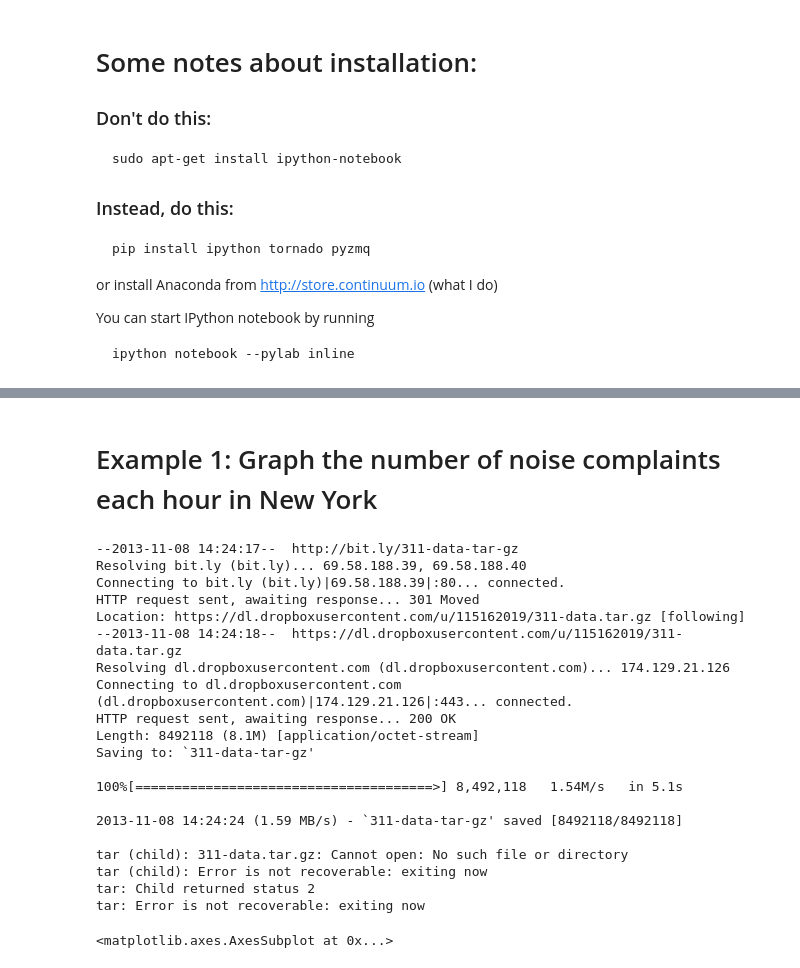
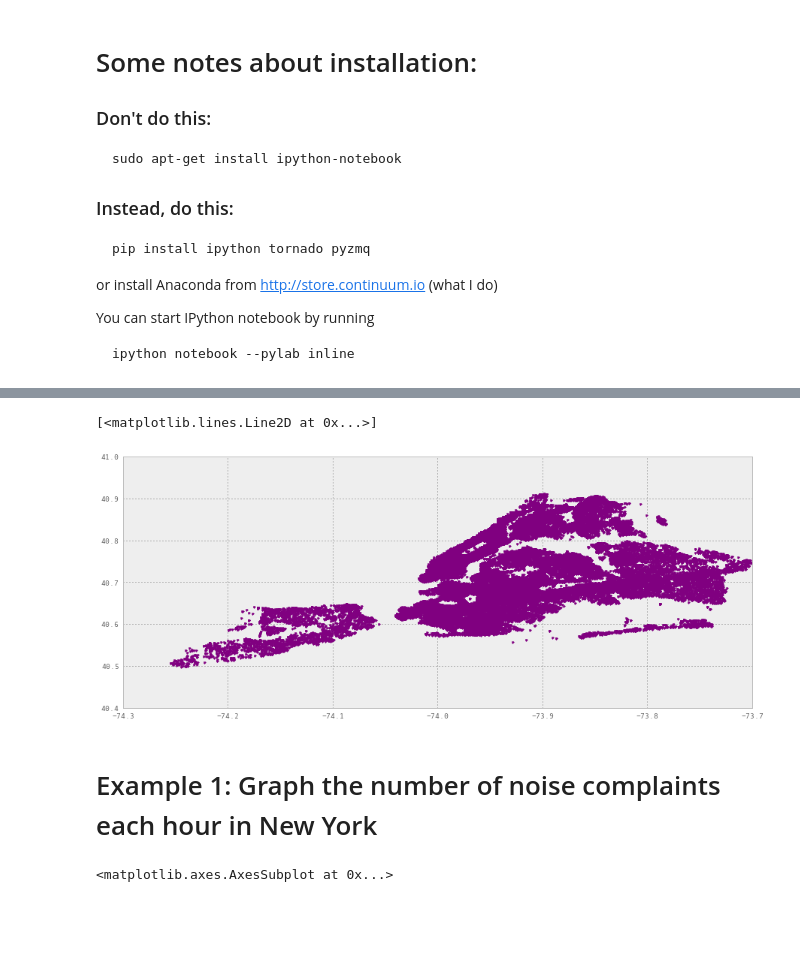
Before and after one commit to jvns/talks, a Jupyter notebook: pydatanyc2013/PyData NYC 2013 tutorial.ipynb, the cells around one changed output, grey strips where cells are left out. Cells and saved outputs as stored; diff of their text form; code cells hidden in the pictures; blank space fills up the shorter version.

```diff
--- a/pydatanyc2013/PyData NYC 2013 tutorial.ipynb
+++ b/pydatanyc2013/PyData NYC 2013 tutorial.ipynb
@@ -65,32 +94,10 @@ ipython notebook --pylab inline
+# %%
+plot(orig_data['Longitude'], orig_data['Latitude'], '.', color="purple")
+# %% [output]
+[<matplotlib.lines.Line2D at 0x...>]
+[figure, added]
 # %% [markdown]
 # Example 1: Graph the number of noise complaints each hour in New York
-# %%
-# Download and read the data
-!wget "http://bit.ly/311-data-tar-gz"
-!tar -xzf "311-data.tar.gz" # wget does different things
-!tar -xzf "311-data-tar-gz" # wget does different things
-orig_data = pd.read_csv('./311-service-requests.csv', nrows=100000, parse_dates=['Created Date'])
-# %% [output]
---2013-11-08 14:24:17--  http://bit.ly/311-data-tar-gz
-Resolving bit.ly (bit.ly)... 69.58.188.39, 69.58.188.40
-Connecting to bit.ly (bit.ly)|69.58.188.39|:80... connected.
-HTTP request sent, awaiting response... 301 Moved
-Location: https://dl.dropboxusercontent.com/u/115162019/311-data.tar.gz [following]
---2013-11-08 14:24:18--  https://dl.dropboxusercontent.com/u/115162019/311-data.tar.gz
-Resolving dl.dropboxusercontent.com (dl.dropboxusercontent.com)... 174.129.21.126
-Connecting to dl.dropboxusercontent.com (dl.dropboxusercontent.com)|174.129.21.126|:443... connected.
-HTTP request sent, awaiting response... 200 OK
-Length: 8492118 (8.1M) [application/octet-stream]
-Saving to: `311-data-tar-gz'
-
-100%[======================================>] 8,492,118   1.54M/s   in 5.1s
-
-2013-11-08 14:24:24 (1.59 MB/s) - `311-data-tar-gz' saved [8492118/8492118]
-
-tar (child): 311-data.tar.gz: Cannot open: No such file or directory
-tar (child): Error is not recoverable: exiting now
-tar: Child returned status 2
-tar: Error is not recoverable: exiting now
 # %%
 complaints = orig_data[['Created Date', 'Complaint Type']]
 noise_complaints = complaints[complaints['Complaint Type'] == 'Noise - Street/Sidewalk']
```
Also changed, not shown: parts of 53 cells of this notebook.
